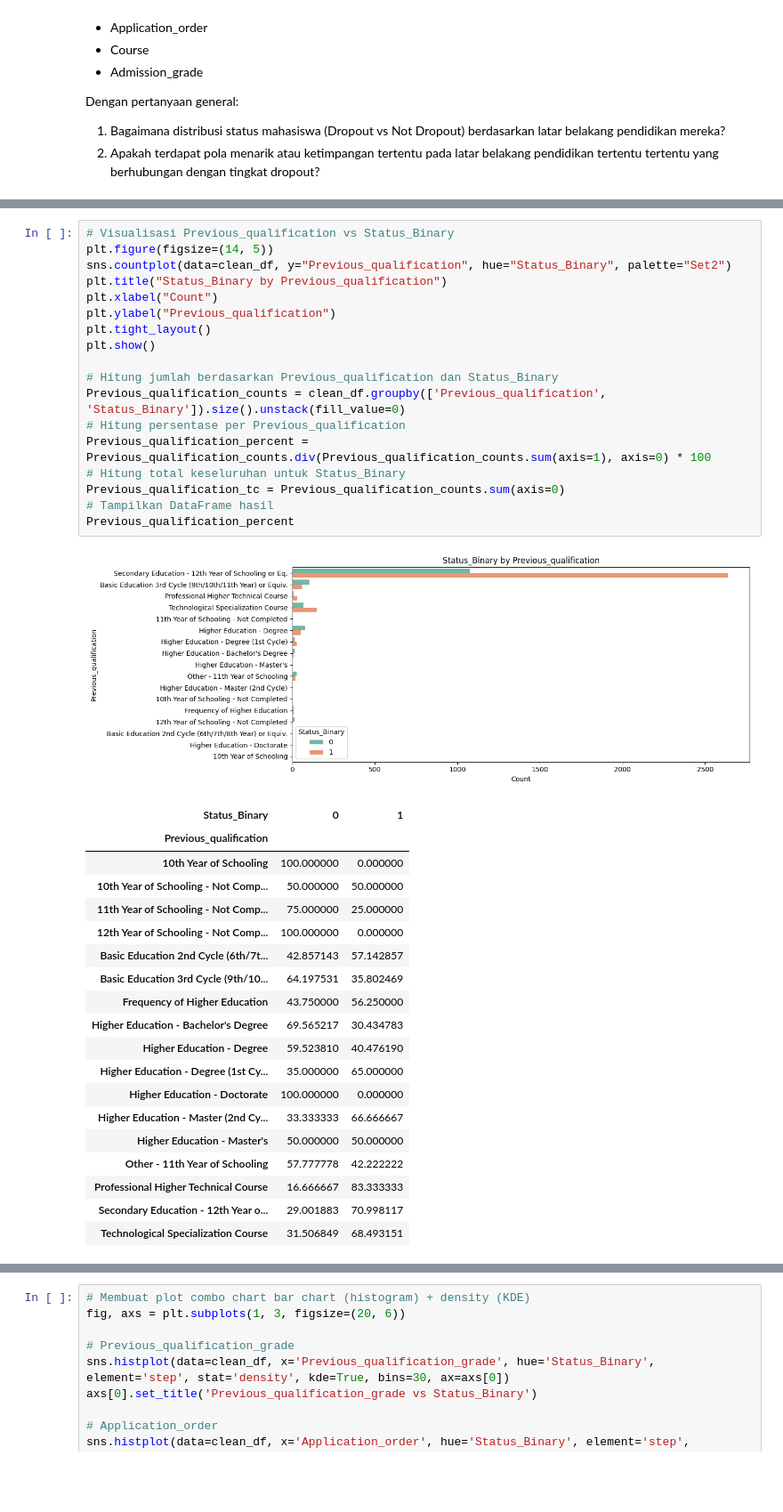
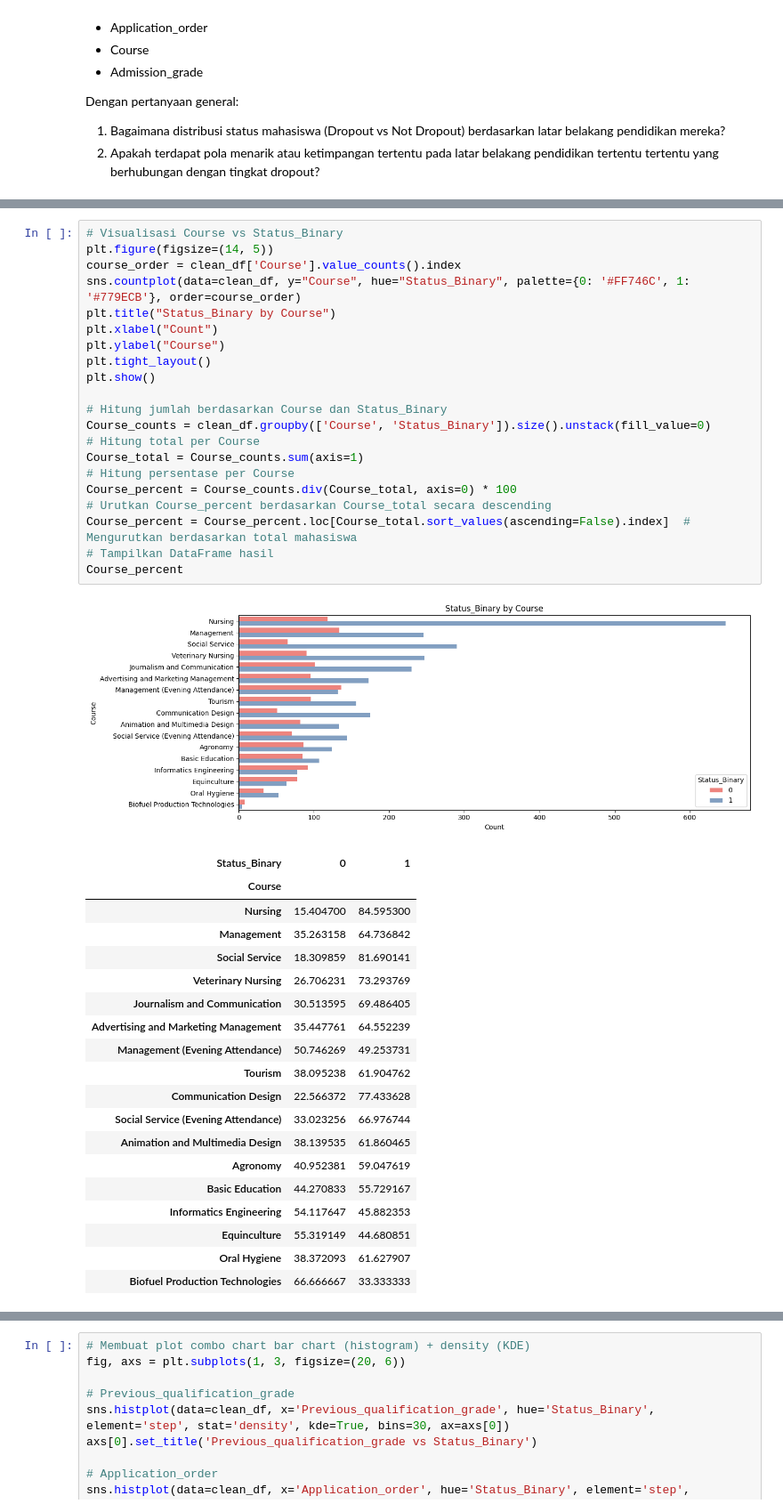
Before and after one commit to MeakhelG/Proyek-Permasalahan-Institusi-Pendidikan, a Jupyter notebook: notebook.ipynb, the cells around one changed output, grey strips where cells are left out. Shown at 89% size. Drawn from its saved outputs; the diff is of its cells as text; blank space fills up the shorter version.

```diff
--- a/notebook.ipynb
+++ b/notebook.ipynb
@@ -716,39 +939,42 @@ Dengan pertanyaan general:
 # %%
-# Visualisasi Previous_qualification vs Status_Binary
+# Visualisasi Course vs Status_Binary
 plt.figure(figsize=(14, 5))
-sns.countplot(data=clean_df, y="Previous_qualification", hue="Status_Binary", palette="Set2")
-plt.title("Status_Binary by Previous_qualification")
+course_order = clean_df['Course'].value_counts().index
+sns.countplot(data=clean_df, y="Course", hue="Status_Binary", palette={0: '#FF746C', 1: '#779ECB'}, order=course_order)
+plt.title("Status_Binary by Course")
 plt.xlabel("Count")
-plt.ylabel("Previous_qualification")
+plt.ylabel("Course")
 plt.tight_layout()
 plt.show()
 
-# Hitung jumlah berdasarkan Previous_qualification dan Status_Binary
-Previous_qualification_counts = clean_df.groupby(['Previous_qualification', 'Status_Binary']).size().unstack(fill_value=0)
-# Hitung persentase per Previous_qualification
-Previous_qualification_percent = Previous_qualification_counts.div(Previous_qualification_counts.sum(axis=1), axis=0) * 100
-# Hitung total keseluruhan untuk Status_Binary
-Previous_qualification_tc = Previous_qualification_counts.sum(axis=0)
+# Hitung jumlah berdasarkan Course dan Status_Binary
+Course_counts = clean_df.groupby(['Course', 'Status_Binary']).size().unstack(fill_value=0)
+# Hitung total per Course
+Course_total = Course_counts.sum(axis=1)
+# Hitung persentase per Course
+Course_percent = Course_counts.div(Course_total, axis=0) * 100
+# Urutkan Course_percent berdasarkan Course_total secara descending
+Course_percent = Course_percent.loc[Course_total.sort_values(ascending=False).index]  # Mengurutkan berdasarkan total mahasiswa
 # Tampilkan DataFrame hasil
-Previous_qualification_percent
+Course_percent
 # %% [output]
-[figure, old version]
+[figure, new version]
 | Status_Binary | 0 | 1 |
-| Previous_qualification |  |  |
-| 10th Year of Schooling | 100.000000 | 0.000000 |
-| 10th Year of Schooling - Not Comp... | 50.000000 | 50.000000 |
-| 11th Year of Schooling - Not Comp... | 75.000000 | 25.000000 |
-| 12th Year of Schooling - Not Comp... | 100.000000 | 0.000000 |
-| Basic Education 2nd Cycle (6th/7t... | 42.857143 | 57.142857 |
-| Basic Education 3rd Cycle (9th/10... | 64.197531 | 35.802469 |
-| Frequency of Higher Education | 43.750000 | 56.250000 |
-| Higher Education - Bachelor's Degree | 69.565217 | 30.434783 |
-| Higher Education - Degree | 59.523810 | 40.476190 |
-| Higher Education - Degree (1st Cy... | 35.000000 | 65.000000 |
-| Higher Education - Doctorate | 100.000000 | 0.000000 |
-| Higher Education - Master (2nd Cy... | 33.333333 | 66.666667 |
-| Higher Education - Master's | 50.000000 | 50.000000 |
-| Other - 11th Year of Schooling | 57.777778 | 42.222222 |
-| Professional Higher Technical Course | 16.666667 | 83.333333 |
-| Secondary Education - 12th Year o... | 29.001883 | 70.998117 |
-| Technological Specialization Course | 31.506849 | 68.493151 |
+| Course |  |  |
+| Nursing | 15.404700 | 84.595300 |
+| Management | 35.263158 | 64.736842 |
+| Social Service | 18.309859 | 81.690141 |
+| Veterinary Nursing | 26.706231 | 73.293769 |
+| Journalism and Communication | 30.513595 | 69.486405 |
+| Advertising and Marketing Management | 35.447761 | 64.552239 |
+| Management (Evening Attendance) | 50.746269 | 49.253731 |
+| Tourism | 38.095238 | 61.904762 |
+| Communication Design | 22.566372 | 77.433628 |
+| Social Service (Evening Attendance) | 33.023256 | 66.976744 |
+| Animation and Multimedia Design | 38.139535 | 61.860465 |
+| Agronomy | 40.952381 | 59.047619 |
+| Basic Education | 44.270833 | 55.729167 |
+| Informatics Engineering | 54.117647 | 45.882353 |
+| Equinculture | 55.319149 | 44.680851 |
+| Oral Hygiene | 38.372093 | 61.627907 |
+| Biofuel Production Technologies | 66.666667 | 33.333333 |
```
Also changed, not shown: parts of 19 cells of this notebook.
